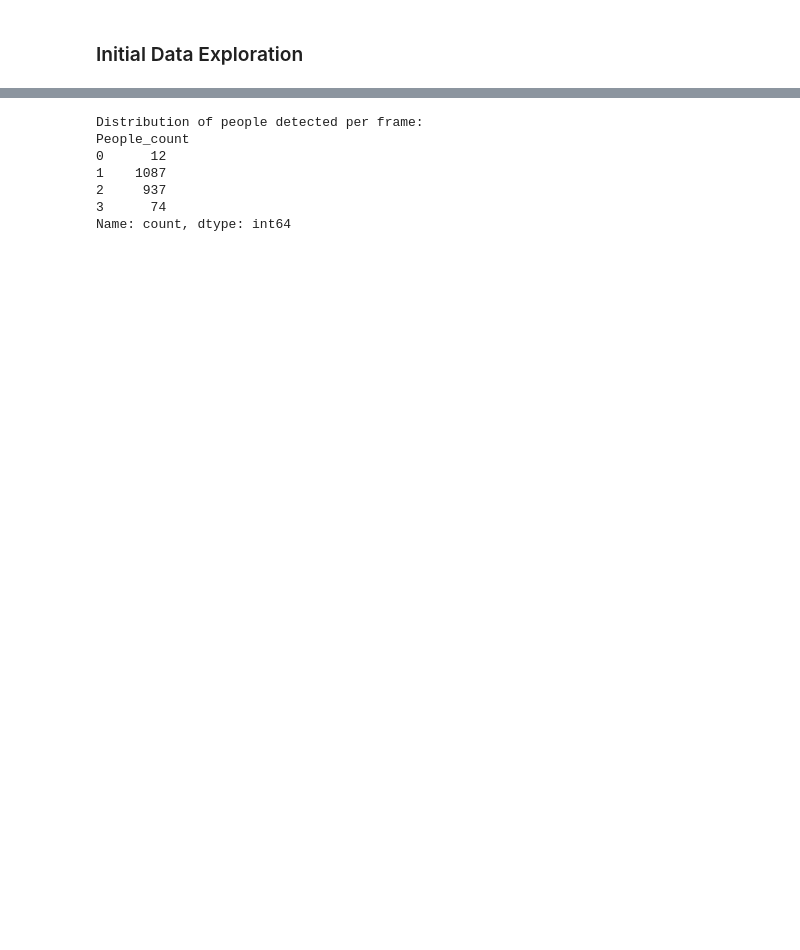
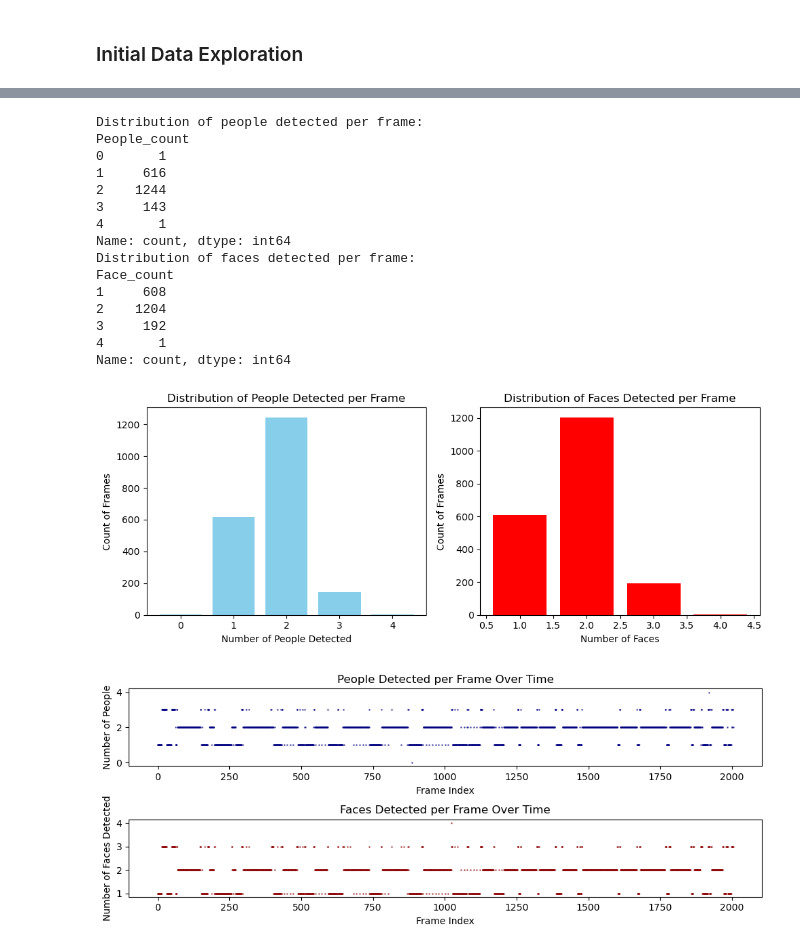
Before and after one commit to Dinisas/Big-Data, a Jupyter notebook: project_eda_visual.ipynb, the cells around one changed output, grey strips where cells are left out. Saved outputs shown, nothing was run; the diff lists cells and outputs as text; code cells hidden in the pictures; blank space fills up the shorter version.

```diff
--- a/project_eda_visual.ipynb
+++ b/project_eda_visual.ipynb
@@ -127,23 +154,86 @@ Frames with 0 faces detected: 8
 # %%
-# Define a function that processes a single frame's data
+threshold = 0.5 # confidance threshold for counting a person as detected
+
+# function that processes a single frame's data
 def count_confident_poses(pose_list):
     if isinstance(pose_list, list):
-        # loop through each person IN the list and count them if confidence > 0.5
-        return sum(1 for person in pose_list if person.get('class_conf', 0) > 0.5)
+        # loop through each person IN the list and count them if confidence > threshhold
+        return sum(1 for person in pose_list if person.get('class_conf', 0) > threshold)
 
     # Return 0 if it's not a list or is empty
     return 0
 
+def count_faces(face_list):
+    if isinstance(face_list, list):
+        return sum(1 for face in face_list)
+
+    return 0
+
+
 # apply the function to the entire column to create the new column
 data['People_count'] = data['Poses'].apply(count_confident_poses)
+data['Face_count'] = data['Fer'].apply(count_faces)
+
+counts_poses = data['People_count'].value_counts().sort_index()
 
 print("Distribution of people detected per frame:")
-print(data['People_count'].value_counts().sort_index())
+print(counts_poses)
+
+counts_faces = data['Face_count'].value_counts().sort_index()
+
+print("Distribution of faces detected per frame:")
+print(counts_faces)
+
+# plot distributions
+fig, (ax1, ax2) = plt.subplots(1, 2, figsize=(10, 4))
+
+ax1.bar(counts_poses.index, counts_poses.values, color='skyblue')
+#ax1.set_xlim(-0.5, 4.5)
+ax1.set_title('Distribution of People Detected per Frame')
+ax1.set_xlabel('Number of People Detected')
+ax1.set_ylabel('Count of Frames')
+
+ax2.bar(counts_faces.index, counts_faces.values, color='red')
+#ax2.set_xlim(-0.5, 4.5)
+ax2.set_title('Distribution of Faces Detected per Frame')
+ax2.set_xlabel('Number of Faces')
+ax2.set_ylabel('Count of Frames')
+
+plt.tight_layout()
+plt.show()
+
+# plot over time
+fig, (ax1, ax2) = plt.subplots(2, 1, figsize=(10, 4))
+
+ax1.scatter(data.index, data['People_count'], s=1, alpha=0.5, color='navy')
+ax1.set_title('People Detected per Frame Over Time')
+#plt.xlim(0, 2000)
+ax1.set_xlabel('Frame Index')
+ax1.set_ylabel('Number of People')
+
+ax2.scatter(data.index, data['Face_count'], s=1, alpha=0.5, color='darkred')
+ax2.set_title('Faces Detected per Frame Over Time')
+#plt.xlim(0, 2000)
+ax2.set_xlabel('Frame Index')
+ax2.set_ylabel('Number of Faces Detected')
+
+plt.tight_layout()
+plt.show()
 # %% [output]
 Distribution of people detected per frame:
 People_count
-0      12
-1    1087
-2     937
-3      74
+0       1
+1     616
+2    1244
+3     143
+4       1
 Name: count, dtype: int64
+Distribution of faces detected per frame:
+Face_count
+1     608
+2    1204
+3     192
+4       1
+Name: count, dtype: int64
+[figure, added]
+[figure, added]
```
Also changed, not shown: parts of 24 cells of this notebook.
